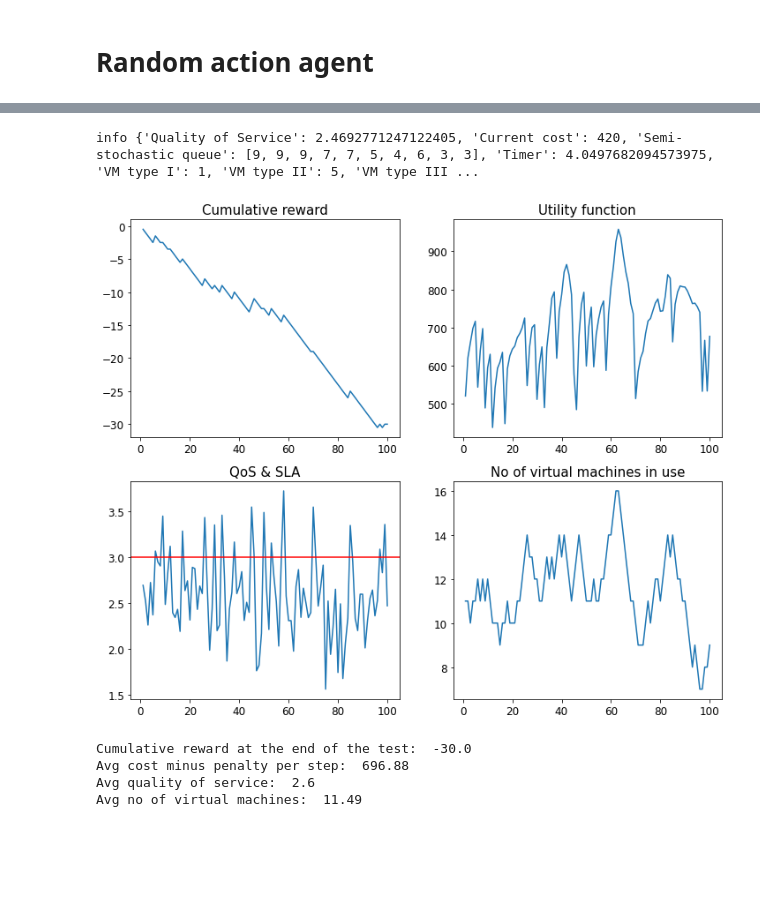
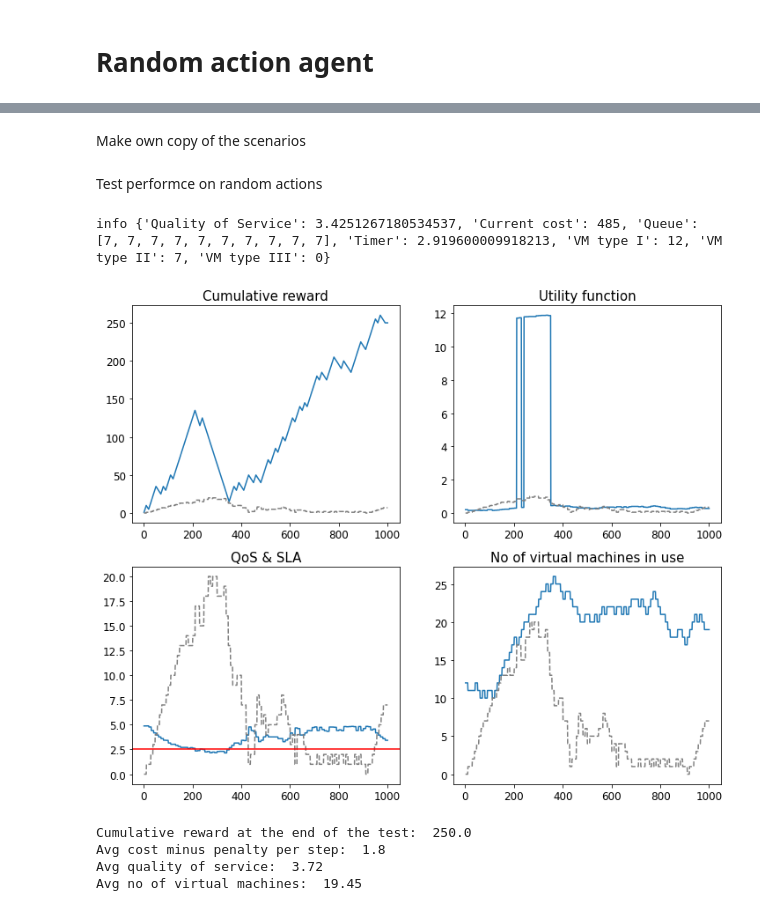
Before and after one commit to dkapczynska/Resource_management_RL, a Jupyter notebook: 01.Random_action_model.ipynb, the cells around one changed output, grey strips where cells are left out. Saved outputs shown, nothing was run; the diff lists cells and outputs as text; code cells hidden in the pictures; blank space fills up the shorter version.

```diff
--- a/01.Random_action_model.ipynb
+++ b/01.Random_action_model.ipynb
@@ -9,11 +10,11 @@ from stable_baselines3.common.env_checker import check_env
 import warnings
 warnings.filterwarnings("ignore")
 # %%
-SLA = 3
+SLA = 2.5
 VM_TYPE1 = 7
 VM_TYPE2 = 3
 VM_TYPE3 = 1
-PENALTY = 200
+PENALTY = 10000
 STEPS = 100
 ALPHA = 0.5
 BETA = 0.5
@@ -134,9 +21,2 @@ Avg no of virtual machines:  10.48
-# %%
-test_scenario(SCENARIO='test_scenario_3')
-# %% [output]
-info {'Quality of Service': 2.4692771247122405, 'Current cost': 420, 'Semi-stochastic queue': [9, 9, 9, 7, 7, 5, 4, 6, 3, 3], 'Timer': 4.0497682094573975, 'VM type I': 1, 'VM type II': 5, 'VM type III ...
-[figure, removed]
-Cumulative reward at the end of the test:  -30.0
-Avg cost minus penalty per step:  696.88
-Avg quality of service:  2.6
-Avg no of virtual machines:  11.49
+# %% [markdown]
+Make own copy of the scenarios
@@ -142,0 +29,12 @@ Avg no of virtual machines:  11.49
+# %% [markdown]
+Test performce on random actions
+# %%
+SCENARIO = "Environment/Scenarios/test_scenario_1_random.txt"
+test_model(SLA, VM_TYPE1, VM_TYPE2, VM_TYPE3, STEPS, SCENARIO, PENALTY, ALPHA, BETA, 'False')
+# %% [output]
+info {'Quality of Service': 3.4251267180534537, 'Current cost': 485, 'Queue': [7, 7, 7, 7, 7, 7, 7, 7, 7, 7], 'Timer': 2.919600009918213, 'VM type I': 12, 'VM type II': 7, 'VM type III': 0}
+[figure, added]
+Cumulative reward at the end of the test:  250.0
+Avg cost minus penalty per step:  1.8
+Avg quality of service:  3.72
+Avg no of virtual machines:  19.45
```
Also changed, not shown: parts of 16 cells of this notebook.
